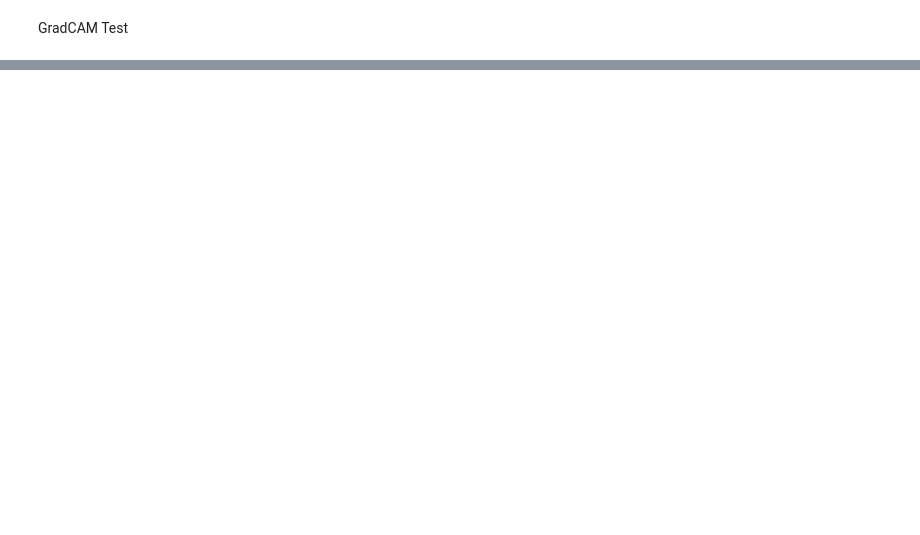
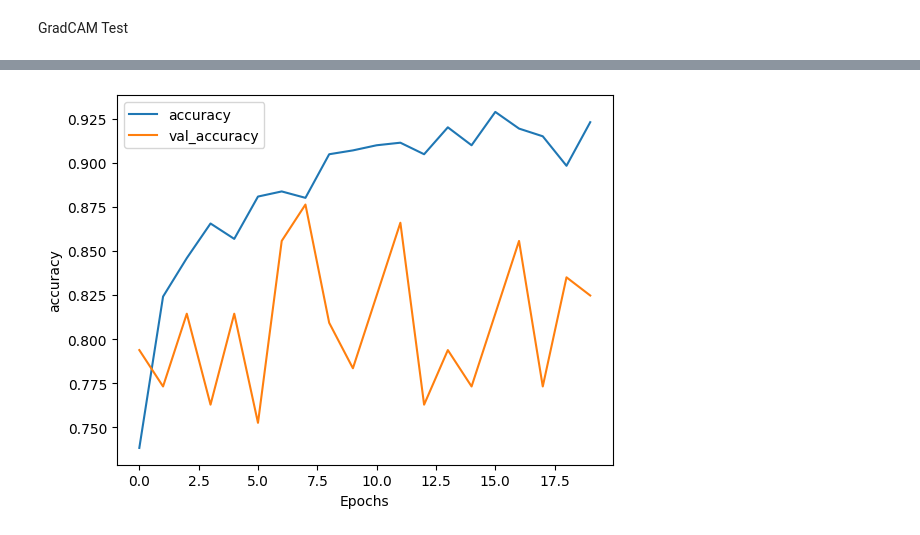
Before and after one commit to AngeloGalav/gauntlet, a Jupyter notebook: playground2.ipynb, the cells around one changed output, grey strips where cells are left out. Saved outputs shown, nothing was run; the diff lists cells and outputs as text; code cells hidden in the pictures; blank space fills up the shorter version.

```diff
--- a/playground2.ipynb
+++ b/playground2.ipynb
@@ -90,0 +202,8 @@ xai.explain_gradcam_single_image(train_dataloader, ft_resnet50, [ft_resnet50.lay
+# %%
+for param in ft_resnet50.parameters():
+    param.requires_grad = True
+
+
+optimizer = torch.optim.AdamW(ft_resnet50.parameters(), lr=LEARNING_RATE)
+# %%
+artifacts = model_utils.train(dataloaders, loss_fn, optimizer, ft_resnet50, "FTRes50_expriment_beefy", BATCH_SIZE, EPOCHS, loss_thresh=2.5, force_train=True)
@@ -90,0 +236,6 @@ xai.explain_gradcam_single_image(train_dataloader, ft_resnet50, [ft_resnet50.lay
+# %%
+if artifacts != None:
+    losses, train_accs, test_accs = artifacts
+    plotter.plot_metrics((train_accs, test_accs), "accuracy")
+# %% [output]
+[figure, added]
```
Also changed, not shown: parts of 22 cells of this notebook.
